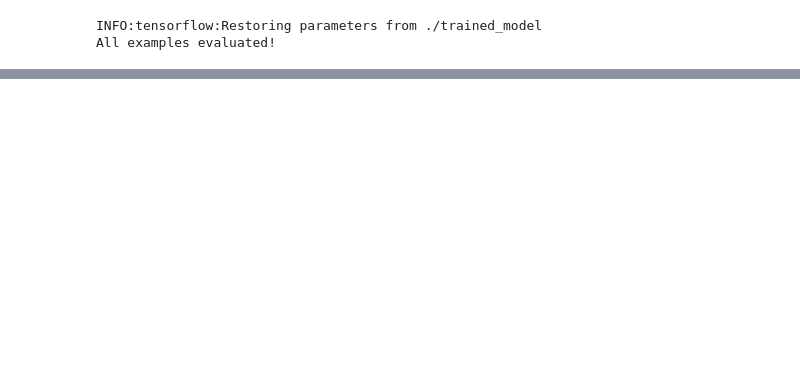
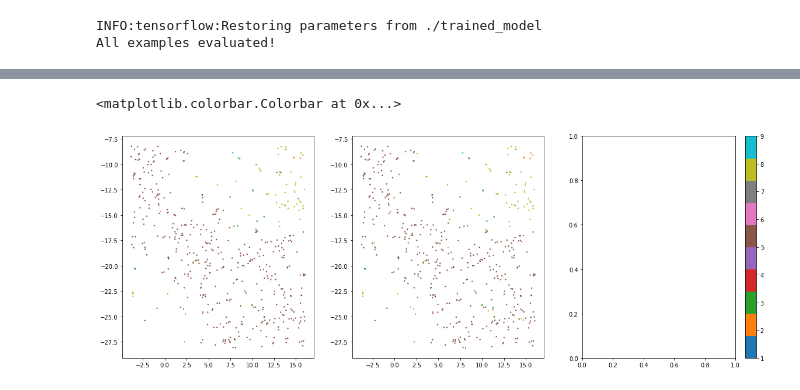
Before and after one commit to vorzawk/mdlAttack, a Jupyter notebook: mnist_analyzeAttack.ipynb, the cells around one changed output, grey strips where cells are left out. Drawn from its saved outputs; the diff is of its cells as text; code cells hidden in the pictures; blank space fills up the shorter version.

```diff
--- a/mnist_analyzeAttack.ipynb
+++ b/mnist_analyzeAttack.ipynb
@@ -118,0 +122,22 @@ plt.colorbar()
+# %%
+# Code to isolate the part surrounding the misclassified example from the plot
+# Using 4 threshold values, I isolate the rectangular region around this point.
+x_range = (allImagesTsne_x[0]-10,allImagesTsne_x[0]+10)
+y_range = (allImagesTsne_y[0]-10,allImagesTsne_y[0]+10)
+indices = (allImagesTsne_x < x_range[1]) * (allImagesTsne_y < y_range[1]) * \
+(allImagesTsne_x > x_range[0]) * (allImagesTsne_y > y_range[0])
+
+# Plot the isolated pattern to verify that circular pattern
+# was correctly isolated
+fig = plt.figure(figsize=(20,7))
+fig.add_subplot(1,3,1)
+plt.scatter(allImagesTsne_x[indices], allImagesTsne_y[indices], c = predictionsTrainedModel[indices],
+            s=2, cmap='tab10')
+fig.add_subplot(1,3,2)
+plt.scatter(allImagesTsne_x[indices], allImagesTsne_y[indices], c = predictionsModifiedModel[indices],
+            s=2, cmap='tab10')
+fig.add_subplot(1,3,3)
+plt.colorbar()
+# %% [output]
+<matplotlib.colorbar.Colorbar at 0x...>
+[figure, added]
```
Also changed, not shown: parts of 11 cells of this notebook.
